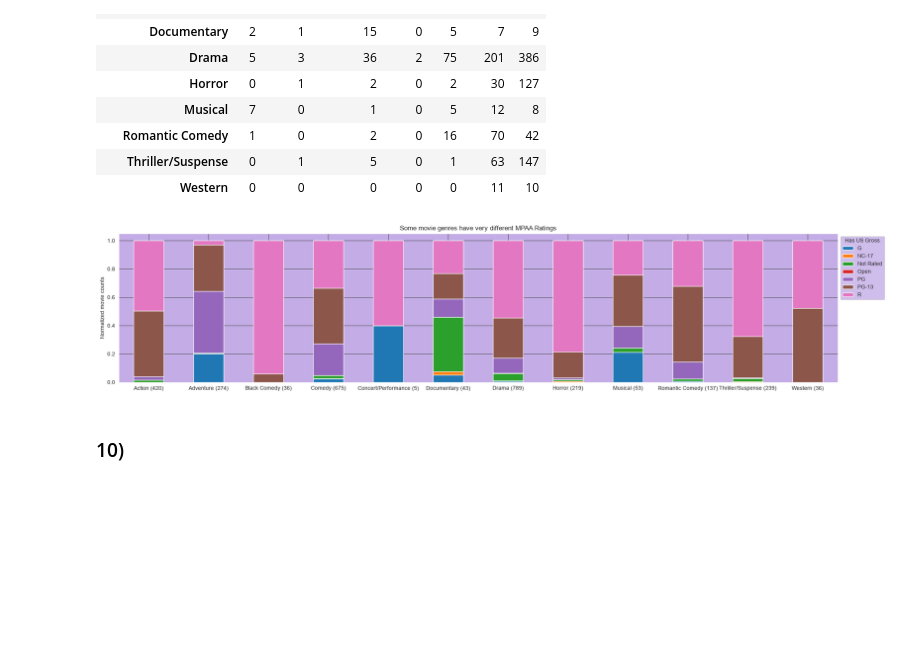
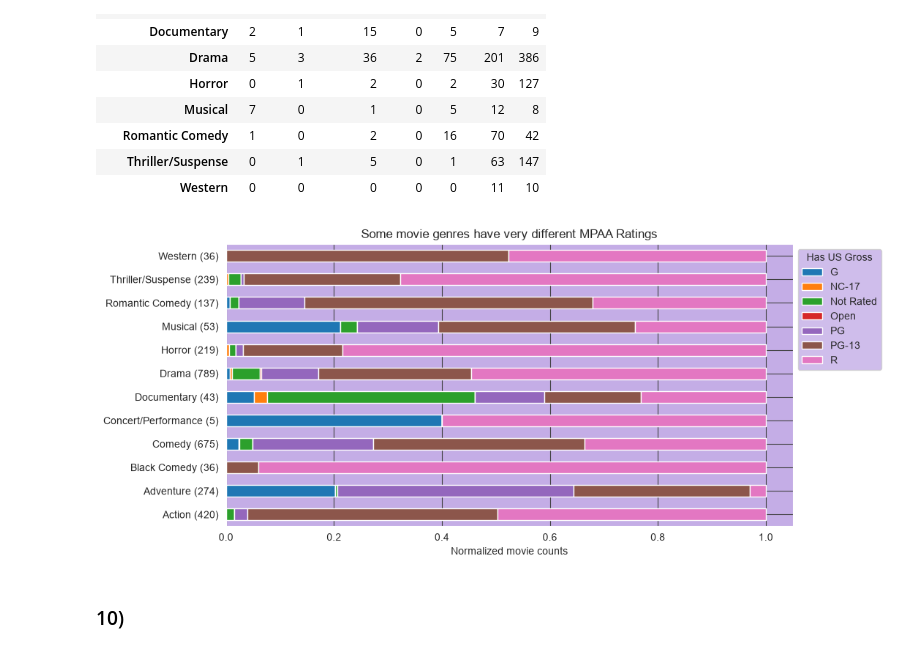
Before and after one commit to jakobschonberg/lexicon, a Jupyter notebook: Data_Analysis_Visualization/Project_Movies/movies.ipynb, the cells around one changed output. Drawn from its saved outputs; the diff is of its cells as text; code cells hidden in the pictures; blank space fills up the shorter version.

```diff
--- a/Data_Analysis_Visualization/Project_Movies/movies.ipynb
+++ b/Data_Analysis_Visualization/Project_Movies/movies.ipynb
@@ -657,13 +667,14 @@ for index, row in ctab_normalized.iterrows():
         new_index.append(index + ' ('+ str(movies.where(movies['Major Genre'] == index)['Major Genre'].count())+')')
 ctab_normalized.index = new_index
 # %%
-ax = ctab_normalized.plot(figsize=(24,5), kind='bar', stacked=True, rot=0)
+ax = ctab_normalized.plot(figsize=(10,5), kind='barh', stacked=True, rot=0)
 ax.legend(title='Has US Gross', bbox_to_anchor=(1, 1), loc='upper left')
 ax.set_title('Some movie genres have very different MPAA Ratings')
 for c in ax.containers:
-    ax.set_ylabel('Normalized movie counts')
+    ax.set_xlabel('Normalized movie counts')
+plt.savefig('../data/movies/MPPA-Ratings_Per_Genre.png', dpi=150, bbox_inches='tight')
 # %% [output]
-[figure, old version]
+[figure, new version]
 # %% [markdown]
 ### 10)
 # %%
```
Also changed, not shown: parts of 1 cell of this notebook, 1 other file.
